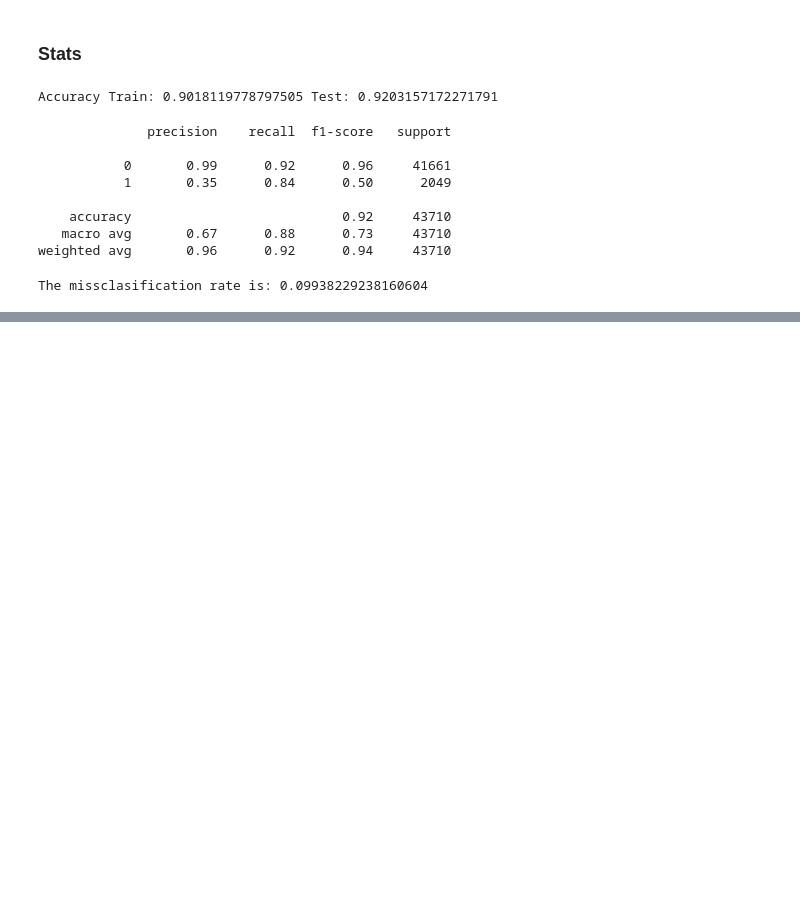
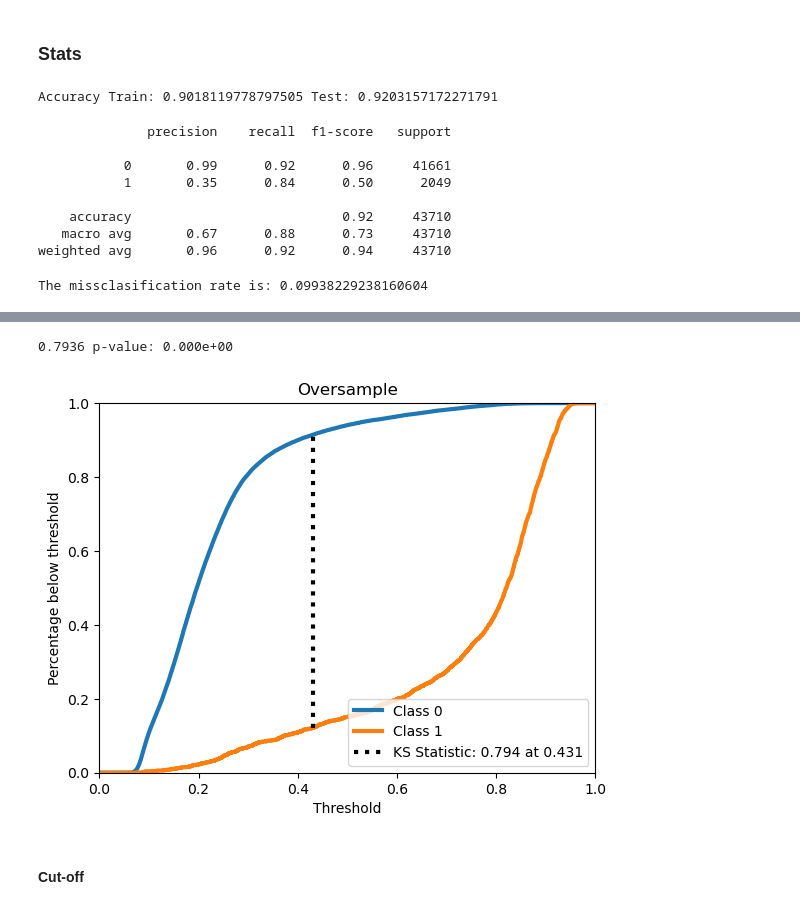
Before and after one commit to JakubKozlowski1/data_mining, a Jupyter notebook: evaluation.ipynb, the cells around one changed output, grey strips where cells are left out. Cells and saved outputs as stored; diff of their text form; code cells hidden in the pictures; blank space fills up the shorter version.

```diff
--- a/evaluation.ipynb
+++ b/evaluation.ipynb
@@ -162,0 +253,18 @@ The missclasification rate is: 0.09938229238160604
+# %%
+df = pd.DataFrame()
+df['real'] = y_test
+df['proba'] = rf_over_y_pred_proba[:,1]
+
+class0 = df[df['real'] == 0]
+class1 = df[df['real'] == 1]
+ks = ks_2samp(class0['proba'], class1['proba'])
+print(f"{ks.statistic:.4f} p-value: {ks.pvalue:.3e}")
+# %% [output]
+0.7936 p-value: 0.000e+00
+# %%
+skplt.metrics.plot_ks_statistic(y_test, rf_over_y_pred_proba, title='Oversample')
+plt.show()
+# %% [output]
+[figure, added]
+# %% [markdown]
+#### Cut-off
```
Also changed, not shown: parts of 85 cells of this notebook, 8 other files.
